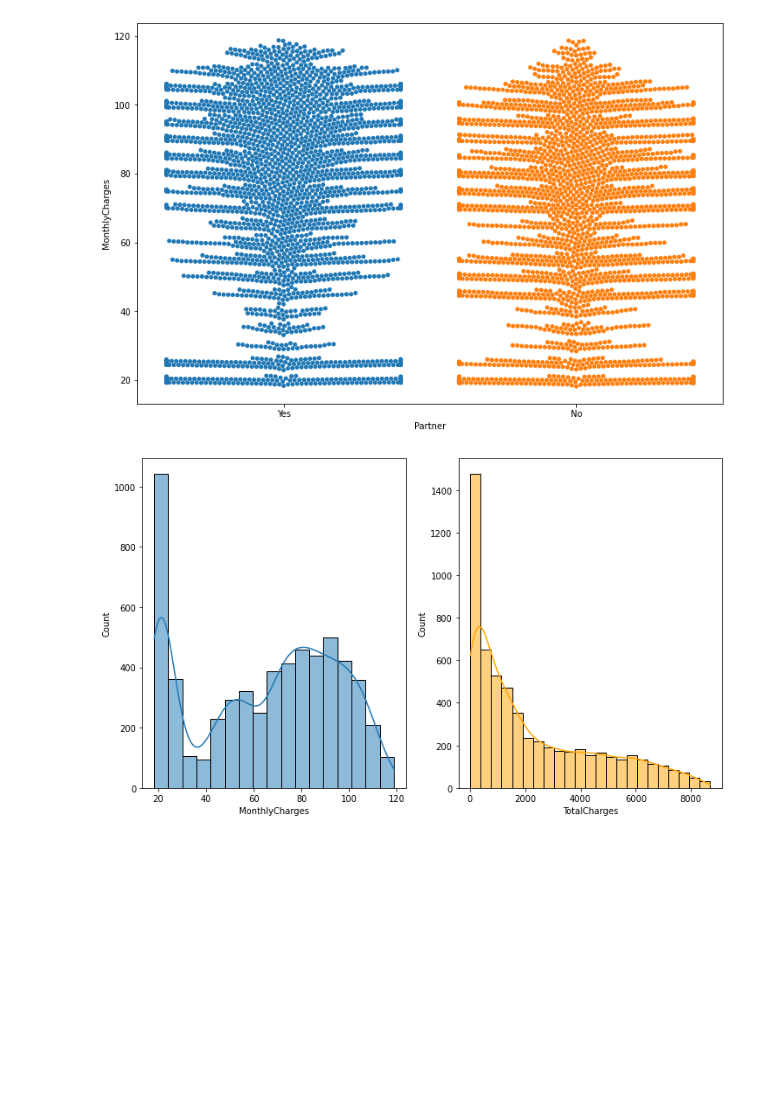
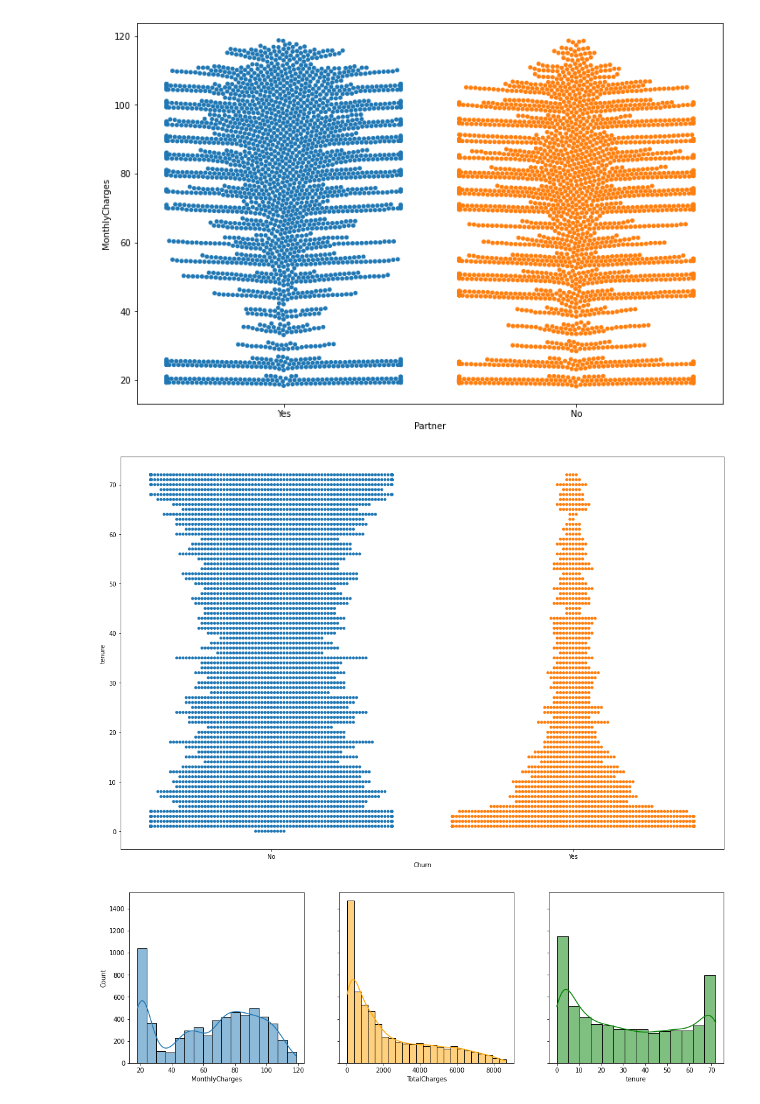
Before and after one commit to viktorjovev/TelecomChurnAnalysis, a Jupyter notebook: TelecomUsers.ipynb, the cells around one changed output. Cells and saved outputs as stored; diff of their text form; code cells hidden in the pictures; blank space fills up the shorter version.

```diff
--- a/TelecomUsers.ipynb
+++ b/TelecomUsers.ipynb
@@ -93,0 +114,4 @@ dtype: object
+# %%
+dataset['TotalCharges']=dataset['TotalCharges'].fillna(dataset['TotalCharges'].mean()) #fill nan values with mean of TotalCharges
+dataset['TotalCharges'].isnull().sum(axis=0)
+#This is not final form, maybe its better to use kNN imputing
@@ -157,11 +310,19 @@ sns.swarmplot(x = "Partner", y = "MonthlyCharges", data = dataset)
 plt.show()
 # %% [output]
 [figure]
+# %%
+plt.figure(figsize = (18, 12))
+sns.swarmplot(x = "Churn", y = "tenure", data = dataset)
+plt.show()
+#From the data above it seems that people with longer tenure renew their contracts much more.
+# %% [output]
+[figure, added]
 # %%
-fig, axs = plt.subplots(1, 2, figsize=(12, 7))
+fig, axs = plt.subplots(1, 3, figsize=(17, 5), sharey='all')
 sns.histplot(data=dataset, x="MonthlyCharges", kde=True, ax=axs[0])
 sns.histplot(data=dataset, x="TotalCharges", kde=True, color="orange", ax=axs[1])
+sns.histplot(data=dataset, x="tenure", kde=True, color="green", ax=axs[2])
 plt.show()
 # %% [output]
-[figure, old version]
+[figure, new version]
 # %%
```
Also changed, not shown: parts of 23 cells of this notebook.
